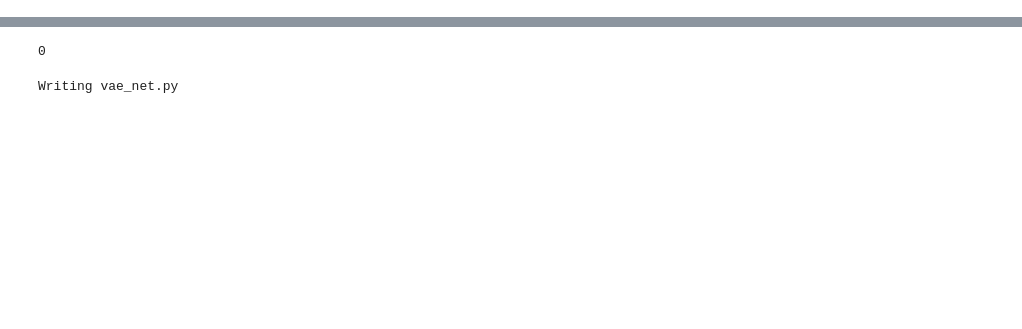
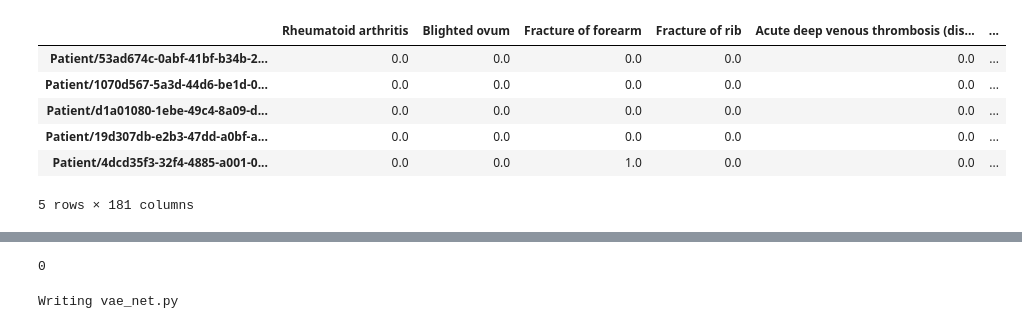
Before and after one commit to yaniv256/workshops, a Jupyter notebook: notebooks/Patient_VAE.ipynb, the cells around one changed output, grey strips where cells are left out. Saved outputs shown, nothing was run; the diff lists cells and outputs as text; code cells hidden in the pictures; blank space fills up the shorter version.

```diff
--- a/notebooks/Patient_VAE.ipynb
+++ b/notebooks/Patient_VAE.ipynb
@@ -194,3 +213,13 @@ date_df = pd.DataFrame([['']*len(cond_set)]*len(patient_set),
+# %%
+df.head()
+# %% [output]
+|  | Rheumatoid arthritis | Blighted ovum | Fracture of forearm | Fracture of rib | Acute deep venous thrombosis (dis... | ... |
+| Patient/53ad674c-0abf-41bf-b34b-2... | 0.0 | 0.0 | 0.0 | 0.0 | 0.0 | ... |
+| Patient/1070d567-5a3d-44d6-be1d-0... | 0.0 | 0.0 | 0.0 | 0.0 | 0.0 | ... |
+| Patient/d1a01080-1ebe-49c4-8a09-d... | 0.0 | 0.0 | 0.0 | 0.0 | 0.0 | ... |
+| Patient/19d307db-e2b3-47dd-a0bf-a... | 0.0 | 0.0 | 0.0 | 0.0 | 0.0 | ... |
+| Patient/4dcd35f3-32f4-4885-a001-0... | 0.0 | 0.0 | 1.0 | 0.0 | 0.0 | ... |
+5 rows × 181 columns
 # %%
 date_df.head()
 # %% [output]
```
Also changed, not shown: parts of 24 cells of this notebook.
